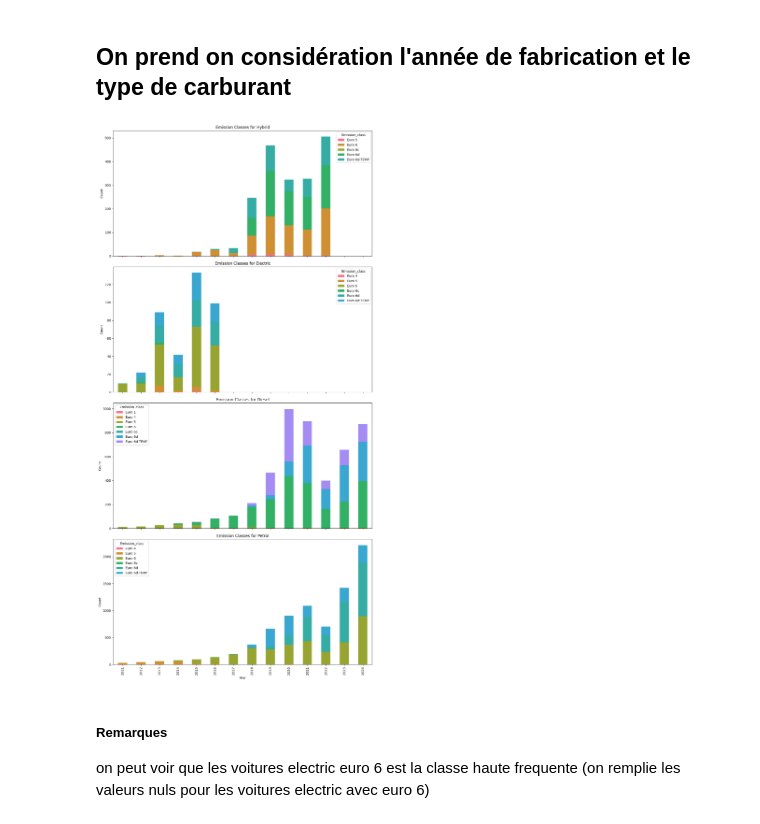
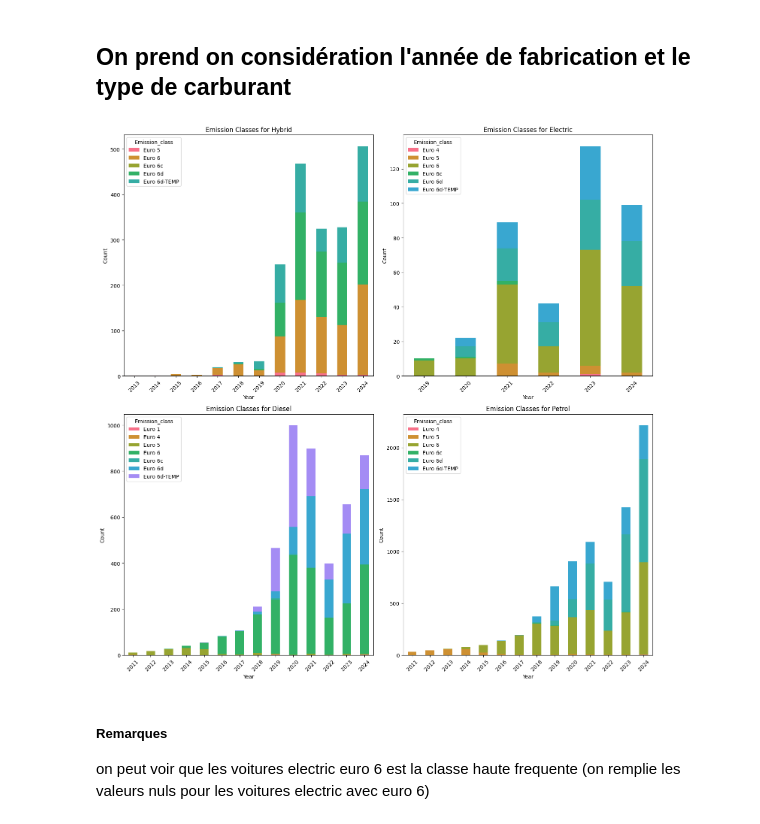
Before and after one commit to iliasserahouten/CarPricePrediction, a Jupyter notebook: datacleaning.ipynb, the cells around one changed output. Drawn from its saved outputs; the diff is of its cells as text; code cells hidden in the pictures.

```diff
--- a/datacleaning.ipynb
+++ b/datacleaning.ipynb
@@ -468,39 +472,37 @@ Year
 # %% [markdown]
 ## On prend on considération l'année de fabrication et le type de carburant
 # %%
-import pandas as pd
-import matplotlib.pyplot as plt
-import seaborn as sns
-
-# Définir une palette de couleurs
+# Define color palette
 colors = sns.color_palette("husl", 8)
 
+# Create 2x2 subplot layout
+fuels = data_cleaned['Fuel'].unique()
+fig, axes = plt.subplots(2, 2, figsize=(15, 15))
+axes = axes.ravel()  # Flatten axes array for easier indexing
 
-# Création d'une figure avec des sous-graphiques pour chaque type de carburant
-fuels = data_cleaned['Fuel'].unique()
-n_fuels = len(fuels)
-fig, axes = plt.subplots(n_fuels, 1, figsize=(12, 6 * n_fuels), sharex=True)
+# Plot distribution for each fuel type
+for idx, fuel in enumerate(fuels):
+    if idx < 4:  # Limit to 4 plots (2x2 matrix)
+        fuel_data = data_cleaned[data_cleaned['Fuel'] == fuel]
+        fuel_emission = pd.crosstab(fuel_data['Year'], fuel_data['Emission_class'])
 
-# Tracer la distribution de Emission_class en fonction de Year et Fuel
-for idx, fuel in enumerate(fuels):
-    fuel_data = data_cleaned[data_cleaned['Fuel'] == fuel]
-    fuel_emission = pd.crosstab(fuel_data['Year'], fuel_data['Emission_class'])
+        # Create stacked bar plot
+        fuel_emission.plot(
+            kind='bar',
+            stacked=True,
+            ax=axes[idx],
+            title=f'Emission Classes for {fuel}',
+            color=colors
+        )
+        axes[idx].set_xlabel('Year')
+        axes[idx].set_ylabel('Count')
+        axes[idx].tick_params(axis='x', rotation=45)
 
-    # Plot
-    fuel_emission.plot(
-        kind='bar',
-        stacked=True,
-        ax=axes[idx] if n_fuels > 1 else axes,
-        title=f'Emission Classes for {fuel}',
-        color=colors
-    )
-    axes[idx].set_xlabel('Year')
-    axes[idx].set_ylabel('Count')
-
+# Adjust layout
 plt.tight_layout()
 plt.show()
 # %% [output]
-[figure, old version]
+[figure, new version]
 # %% [markdown]
 ##### Remarques
 on peut voir que les voitures electric euro 6 est la classe haute frequente (on remplie les valeurs nuls pour les voitures electric avec euro 6)
```
Also changed, not shown: parts of 6 cells of this notebook, 28 other files.
